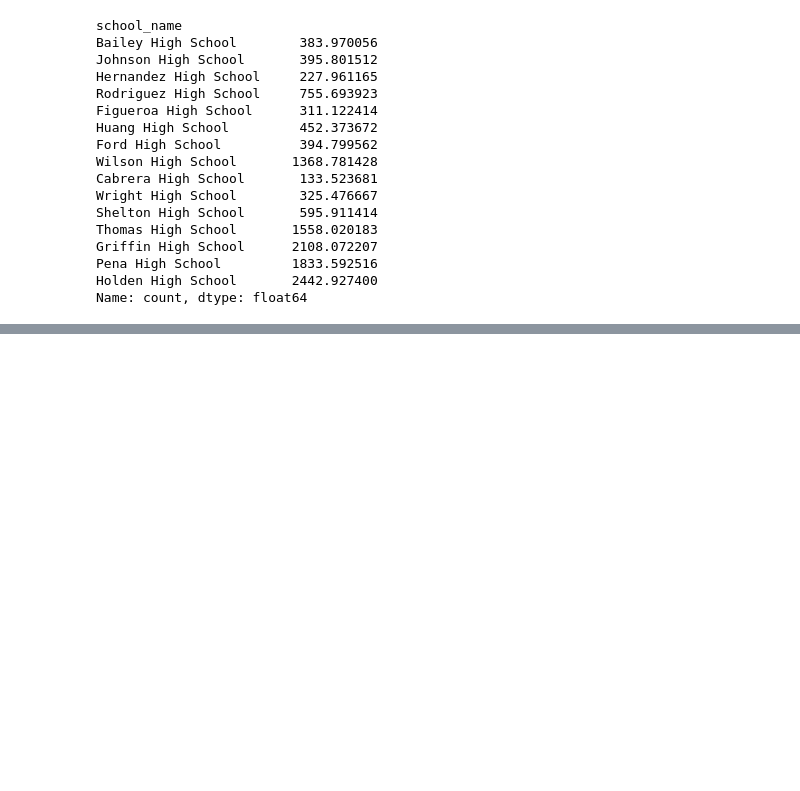
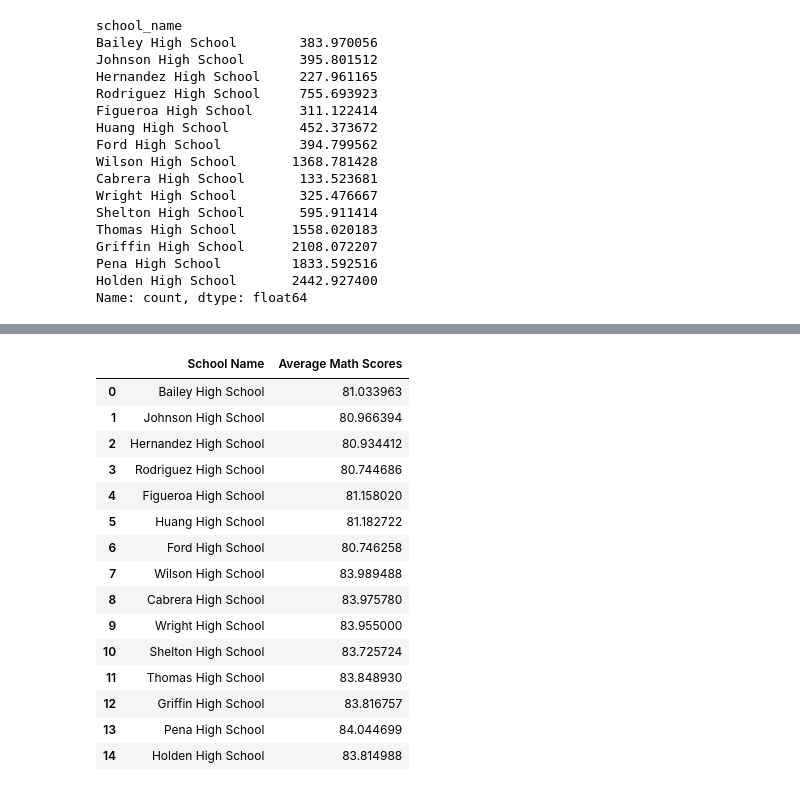
Before and after one commit to Siggy0002/pandas-challenge, a Jupyter notebook: PyCitySchools/Pandas-Challenge.ipynb, the cells around one changed output, grey strips where cells are left out. Cells and saved outputs as stored; diff of their text form; code cells hidden in the pictures; blank space fills up the shorter version.

```diff
--- a/PyCitySchools/Pandas-Challenge.ipynb
+++ b/PyCitySchools/Pandas-Challenge.ipynb
@@ -175,2 +246,73 @@ per_school_math =
 # %%
-per_school_reading =
+bailey_scores_reading = school_data_complete.loc[school_data_complete["school_name"] == "Bailey High School"]
+bailey_readingscores_mean= bailey_scores_reading["reading_score"].mean()
+
+johnson_scores_reading = school_data_complete.loc[school_data_complete["school_name"] == "Johnson High School"]
+johnson_readingscores_mean= johnson_scores_reading["reading_score"].mean()
+
+hernandez_scores_reading = school_data_complete.loc[school_data_complete["school_name"] == "Hernandez High School"]
+hernandez_readingscores_mean = hernandez_scores_reading["reading_score"].mean()
+
+rodriguez_scores_reading = school_data_complete.loc[school_data_complete["school_name"] == "Rodriguez High School"]
+rodriguez_readingscores_mean = rodriguez_scores_reading["reading_score"].mean()
+
+figueroa_scores_reading = school_data_complete.loc[school_data_complete["school_name"] == "Figueroa High School"]
+figueroa_readingscores_mean = figueroa_scores_math["reading_score"].mean()
+
+huang_scores_reading = school_data_complete.loc[school_data_complete["school_name"] == "Huang High School"]
+huang_readingscores_mean = huang_scores_reading["reading_score"].mean()
+
+ford_scores_reading = school_data_complete.loc[school_data_complete["school_name"] == "Ford High School"]
+ford_readingscores_mean = ford_scores_reading["reading_score"].mean()
+
+wilson_scores_reading = school_data_complete.loc[school_data_complete["school_name"] == "Wilson High School"]
+wilson_readingscores_mean = wilson_scores_reading["reading_score"].mean()
+
+cabrera_scores_reading = school_data_complete.loc[school_data_complete["school_name"] == "Cabrera High School"]
+cabrera_readingscores_mean = cabrera_scores_reading["reading_score"].mean()
+
+wright_scores_reading = school_data_complete.loc[school_data_complete["school_name"] == "Wright High School"]
+wright_readingscores_mean = wright_scores_reading["reading_score"].mean()
+
+shelton_scores_reading = school_data_complete.loc[school_data_complete["school_name"] == "Shelton High School"]
+shelton_readingscores_mean = shelton_scores_reading["reading_score"].mean()
+
+thomas_scores_reading = school_data_complete.loc[school_data_complete["school_name"] == "Thomas High School"]
+thomas_readingscores_mean = thomas_scores_reading["reading_score"].mean()
+
+griffin_scores_reading = school_data_complete.loc[school_data_complete["school_name"] == "Griffin High School"]
+griffin_readingscores_mean = griffin_scores_reading["reading_score"].mean()
+
+pena_scores_reading = school_data_complete.loc[school_data_complete["school_name"] == "Pena High School"]
+pena_readingscores_mean = pena_scores_reading["reading_score"].mean()
+
+holden_scores_reading = school_data_complete.loc[school_data_complete["school_name"] == "Holden High School"]
+holden_readingscores_mean = holden_scores_reading["reading_score"].mean()
+
+per_school_reading= pd.DataFrame(
+    {"School Name": ["Bailey High School", "Johnson High School", "Hernandez High School", "Rodriguez High School", "Figueroa High School",
+                     "Huang High School", "Ford High School", "Wilson High School", "Cabrera High School", "Wright High School",
+                     "Shelton High School", "Thomas High School", "Griffin High School", "Pena High School", "Holden High School"],
+    "Average Math Scores":[bailey_readingscores_mean, johnson_readingscores_mean, hernandez_readingscores_mean,rodriguez_readingscores_mean,
+                          figueroa_readingscores_mean, huang_readingscores_mean, ford_readingscores_mean, wilson_readingscores_mean,
+                          cabrera_readingscores_mean, wright_readingscores_mean, shelton_readingscores_mean, thomas_readingscores_mean,
+                          griffin_readingscores_mean, pena_readingscores_mean, holden_readingscores_mean]
+    })
+per_school_reading.head(16)
+# %% [output]
+|  | School Name | Average Math Scores |
+| 0 | Bailey High School | 81.033963 |
+| 1 | Johnson High School | 80.966394 |
+| 2 | Hernandez High School | 80.934412 |
+| 3 | Rodriguez High School | 80.744686 |
+| 4 | Figueroa High School | 81.158020 |
+| 5 | Huang High School | 81.182722 |
+| 6 | Ford High School | 80.746258 |
+| 7 | Wilson High School | 83.989488 |
+| 8 | Cabrera High School | 83.975780 |
+| 9 | Wright High School | 83.955000 |
+| 10 | Shelton High School | 83.725724 |
+| 11 | Thomas High School | 83.848930 |
+| 12 | Griffin High School | 83.816757 |
+| 13 | Pena High School | 84.044699 |
+| 14 | Holden High School | 83.814988 |
```
Also changed, not shown: parts of 40 cells of this notebook.
